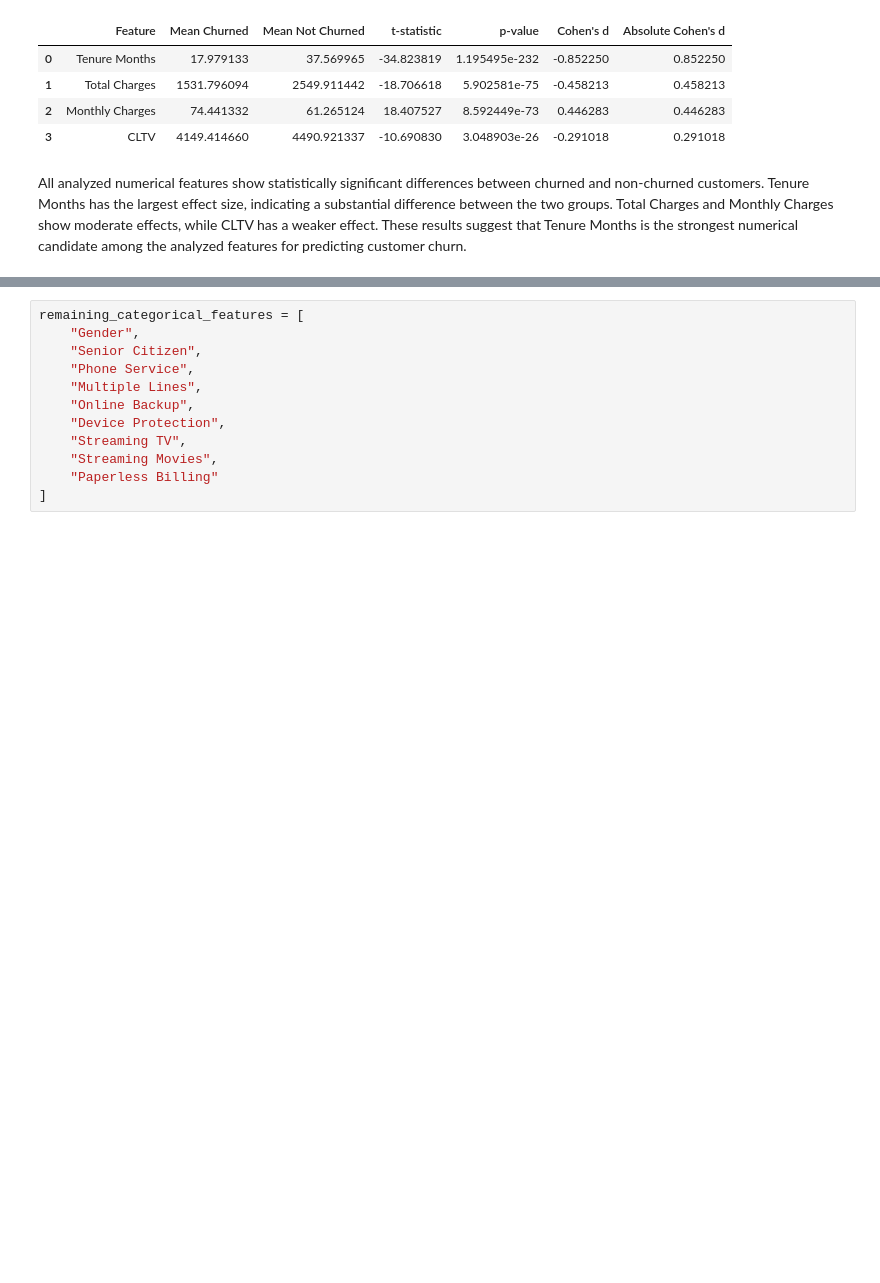
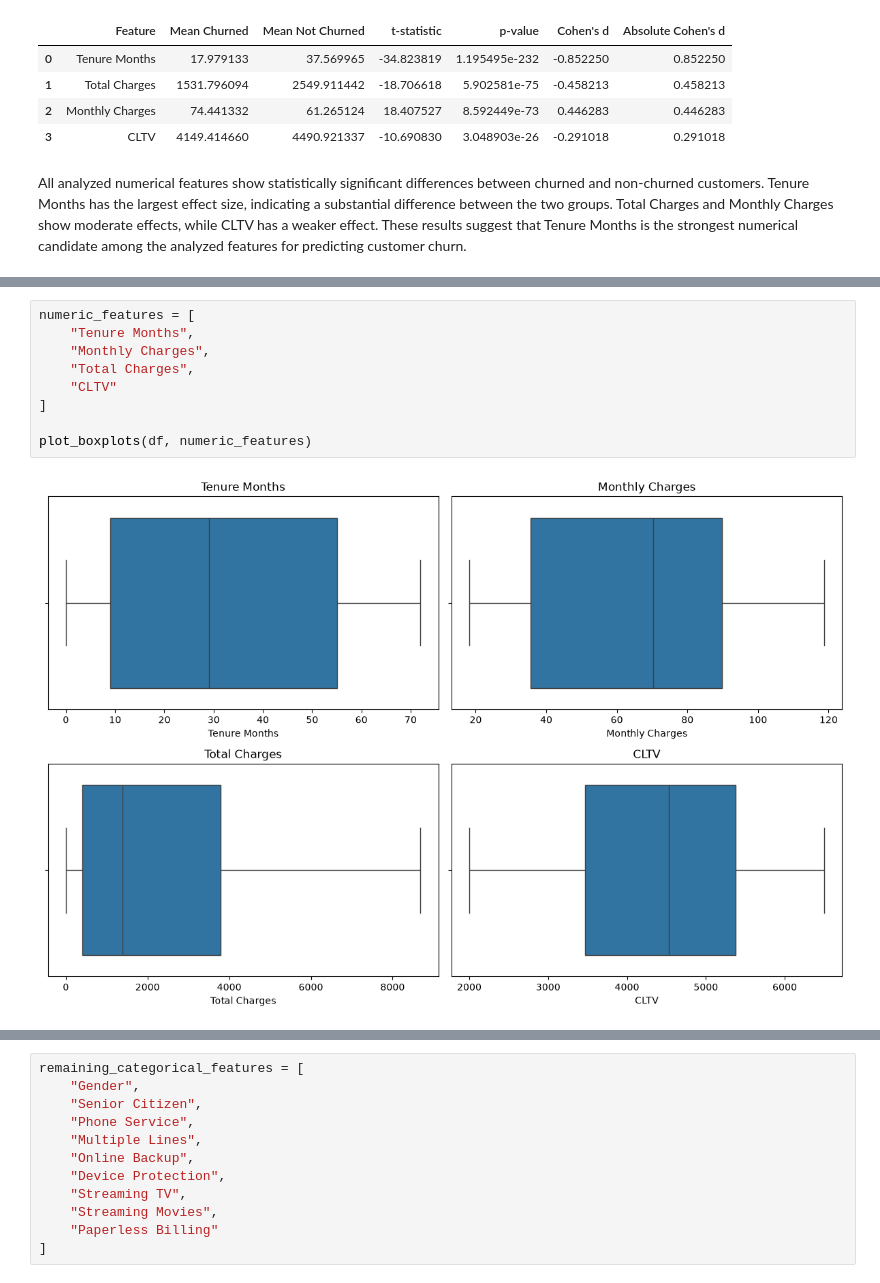
Before and after one commit to Eitheriel/telco-customer-churn-prediction, a Jupyter notebook: notebooks/04_statistical_analysis.ipynb, the cells around one changed output, grey strips where cells are left out. Saved outputs shown, nothing was run; the diff lists cells and outputs as text; blank space fills up the shorter version.

```diff
--- a/notebooks/04_statistical_analysis.ipynb
+++ b/notebooks/04_statistical_analysis.ipynb
@@ -545,0 +601,11 @@ All analyzed numerical features show statistically significant differences betwe
+# %%
+numeric_features = [
+    "Tenure Months",
+    "Monthly Charges",
+    "Total Charges",
+    "CLTV"
+]
+
+plot_boxplots(df, numeric_features)
+# %% [output]
+[figure, added]
```
Also changed, not shown: parts of 6 cells of this notebook, 1 other file.
